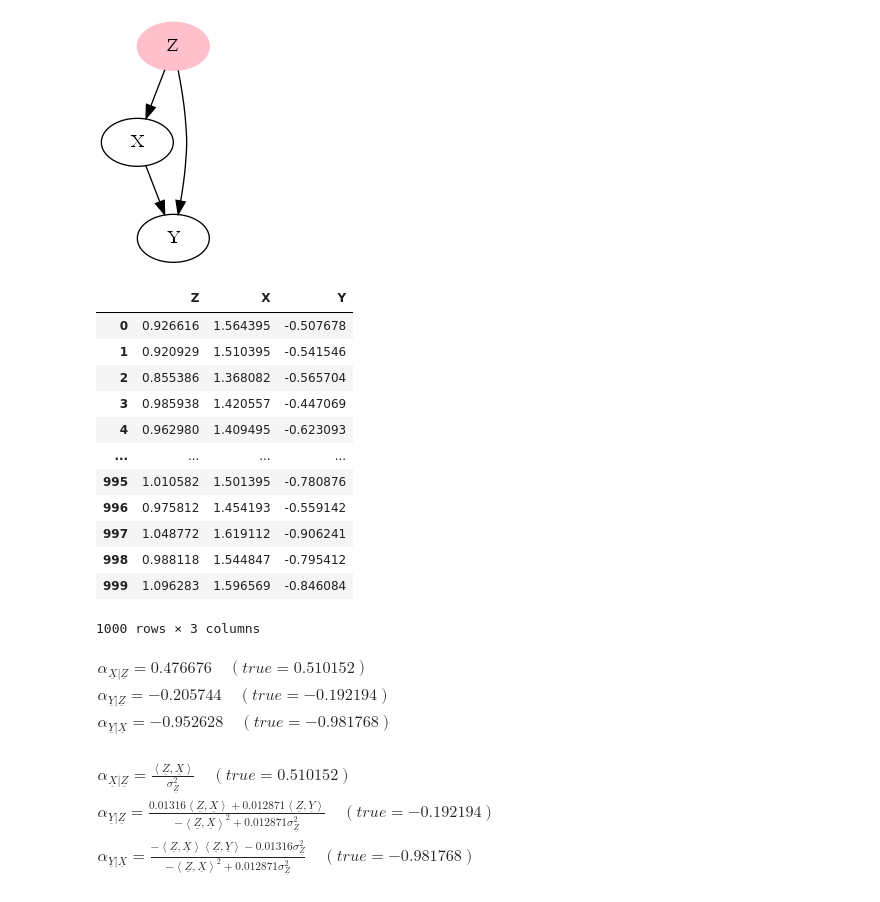
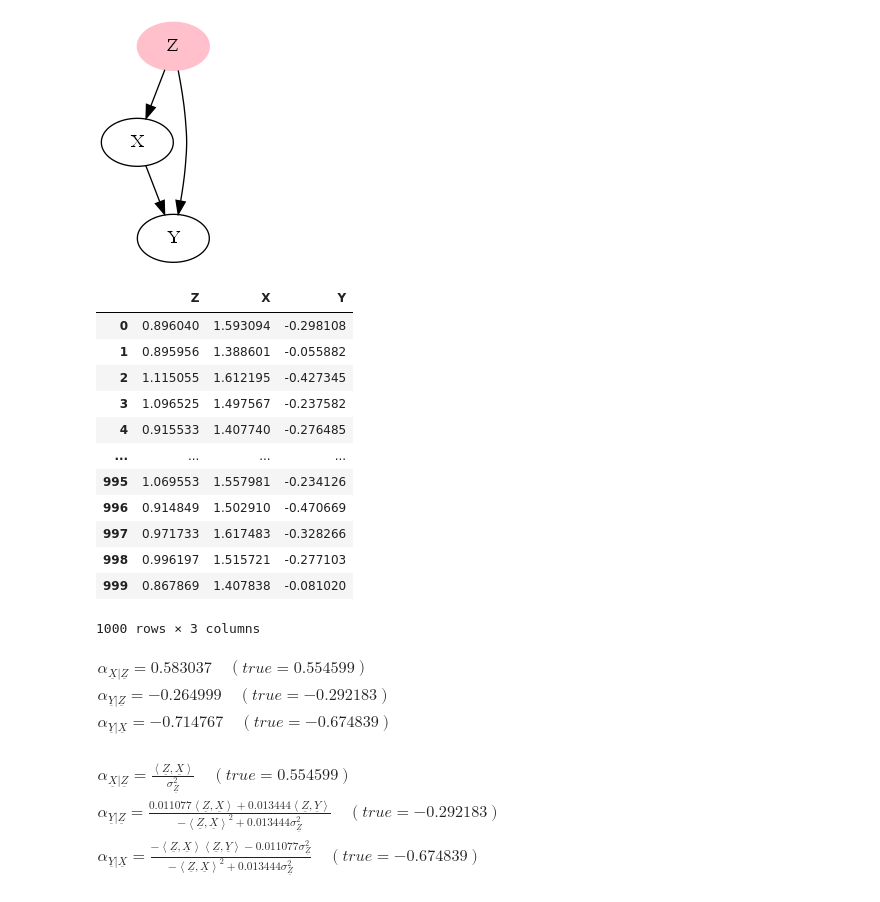
Before and after one commit to rrtucci/scumpy, a Jupyter notebook: jupyter_notebooks/estimating-gains.ipynb, the cells around one changed output. Saved outputs shown, nothing was run; the diff lists cells and outputs as text; code cells hidden in the pictures.

```diff
--- a/jupyter_notebooks/estimating-gains.ipynb
+++ b/jupyter_notebooks/estimating-gains.ipynb
@@ -37,27 +37,30 @@ graph.draw(jupyter=True)
 # %%
 # generate synthetic dataset
 from RandomDataMaker import *
 import pandas as pd
 dim = graph.num_nds
+# sig_eps is the standard deviation for external noise variables
 sig_eps = [0.1]*dim
-dmaker = RandomDataMaker(graph, sig_eps=sig_eps)
+# all alpha_{i|j} chosen uniformly at randon in interval [-alpha_bound, alpha_bound]
+alpha_bound = 1
+dmaker = RandomDataMaker(graph, sig_eps=sig_eps, alpha_bound=alpha_bound)
 num_rows = 1000
 data_path = "test_data.csv"
 dmaker.generate_dataset_csv(num_rows, data_path)
 pd.read_csv(data_path)
 # %% [output]
 |  | Z | X | Y |
-| 0 | 0.926616 | 1.564395 | -0.507678 |
-| 1 | 0.920929 | 1.510395 | -0.541546 |
-| 2 | 0.855386 | 1.368082 | -0.565704 |
-| 3 | 0.985938 | 1.420557 | -0.447069 |
-| 4 | 0.962980 | 1.409495 | -0.623093 |
+| 0 | 0.896040 | 1.593094 | -0.298108 |
+| 1 | 0.895956 | 1.388601 | -0.055882 |
+| 2 | 1.115055 | 1.612195 | -0.427345 |
+| 3 | 1.096525 | 1.497567 | -0.237582 |
+| 4 | 0.915533 | 1.407740 | -0.276485 |
 | ... | ... | ... | ... |
-| 995 | 1.010582 | 1.501395 | -0.780876 |
-| 996 | 0.975812 | 1.454193 | -0.559142 |
-| 997 | 1.048772 | 1.619112 | -0.906241 |
-| 998 | 0.988118 | 1.544847 | -0.795412 |
-| 999 | 1.096283 | 1.596569 | -0.846084 |
+| 995 | 1.069553 | 1.557981 | -0.234126 |
+| 996 | 0.914849 | 1.502910 | -0.470669 |
+| 997 | 0.971733 | 1.617483 | -0.328266 |
+| 998 | 0.996197 | 1.515721 | -0.277103 |
+| 999 | 0.867869 | 1.407838 | -0.081020 |
 1000 rows × 3 columns
 # %%
 # Calculate numerical estimates for the gains and print them.
@@ -70,11 +73,11 @@ gest = GainsEstimator(graph, data_path)
 gest.print_alpha_list(true_alpha_mat=dmaker.alpha_mat)
 # %% [output]
 $\displaystyle \begin{array}{l}
-\alpha_{\underline{X}|\underline{Z}} = 0.476676\quad(true= 0.510152)
+\alpha_{\underline{X}|\underline{Z}} = 0.583037\quad(true= 0.554599)
 \\
-\alpha_{\underline{Y}|\underline{Z}} = -0.205744\quad(true= -0.192194)
+\alpha_{\underline{Y}|\underline{Z}} = -0.264999\quad(true= -0.292183)
 \\
-\alpha_{\underline{Y}|\underline{X}} = -0.952628\quad(true= -0.981768)
+\alpha_{\underline{Y}|\underline{X}} = -0.714767\quad(true= -0.674839)
 \end{array}$
 # %%
 # now suppose "Z" is a hidden node
@@ -82,9 +85,9 @@ gest = GainsEstimator(graph, data_path, hidden_nds = ["Z"])
 gest.print_alpha_list(true_alpha_mat=dmaker.alpha_mat)
 # %% [output]
 $\displaystyle \begin{array}{l}
-\alpha_{\underline{X}|\underline{Z}} = \frac{\left\langle\underline{Z},\underline{X}\right\rangle}{\sigma^2_{\underline{Z}}}\quad(true= 0.510152)
+\alpha_{\underline{X}|\underline{Z}} = \frac{\left\langle\underline{Z},\underline{X}\right\rangle}{\sigma^2_{\underline{Z}}}\quad(true= 0.554599)
 \\
-\alpha_{\underline{Y}|\underline{Z}} = \frac{0.01316 \left\langle\underline{Z},\underline{X}\right\rangle + 0.012871 \left\langle\underline{Z},\underline{Y}\right\rangle}{- \left\langle\underline{Z},\underline{X}\right\rangle^{2} + 0.012871 \sigma^2_{\underline{Z}}}\quad(true= -0.192194)
+\alpha_{\underline{Y}|\underline{Z}} = \frac{0.011077 \left\langle\underline{Z},\underline{X}\right\rangle + 0.013444 \left\langle\underline{Z},\underline{Y}\right\rangle}{- \left\langle\underline{Z},\underline{X}\right\rangle^{2} + 0.013444 \sigma^2_{\underline{Z}}}\quad(true= -0.292183)
 \\
-\alpha_{\underline{Y}|\underline{X}} = \frac{- \left\langle\underline{Z},\underline{X}\right\rangle \left\langle\underline{Z},\underline{Y}\right\rangle - 0.01316 \sigma^2_{\underline{Z}}}{- \left\langle\underline{Z},\underline{X}\right\rangle^{2} + 0.012871 \sigma^2_{\underline{Z}}}\quad(true= -0.981768)
+\alpha_{\underline{Y}|\underline{X}} = \frac{- \left\langle\underline{Z},\underline{X}\right\rangle \left\langle\underline{Z},\underline{Y}\right\rangle - 0.011077 \sigma^2_{\underline{Z}}}{- \left\langle\underline{Z},\underline{X}\right\rangle^{2} + 0.013444 \sigma^2_{\underline{Z}}}\quad(true= -0.674839)
 \end{array}$
```
Also changed, not shown: 6 other files.
